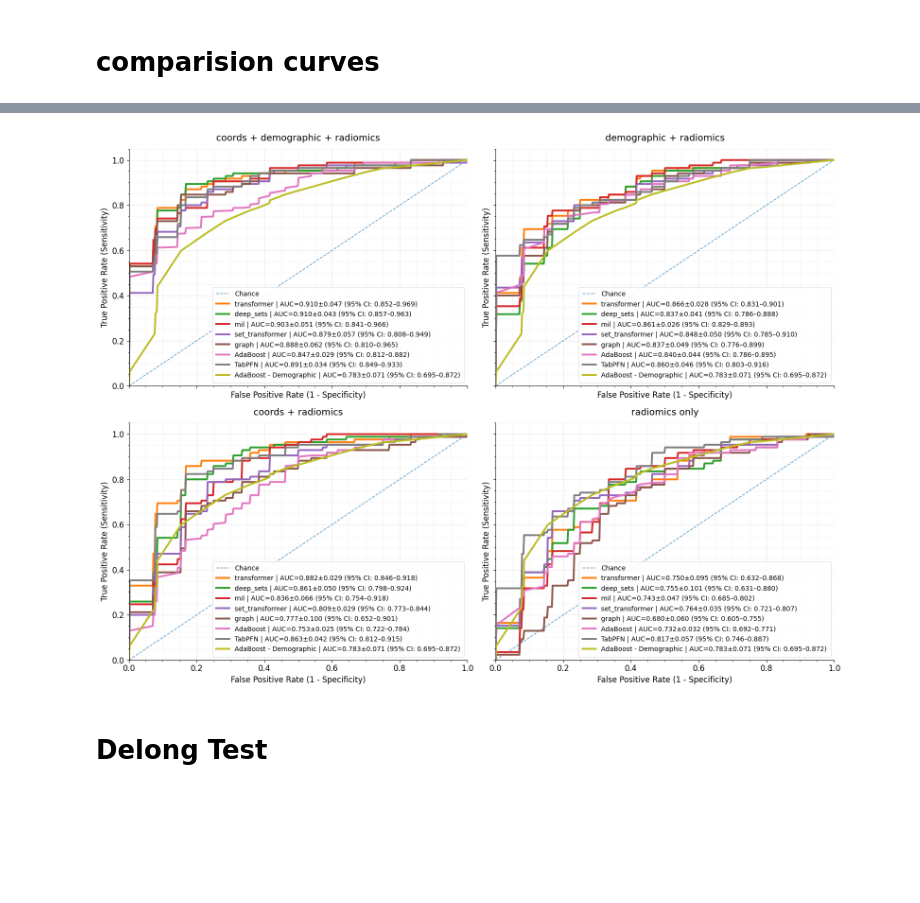
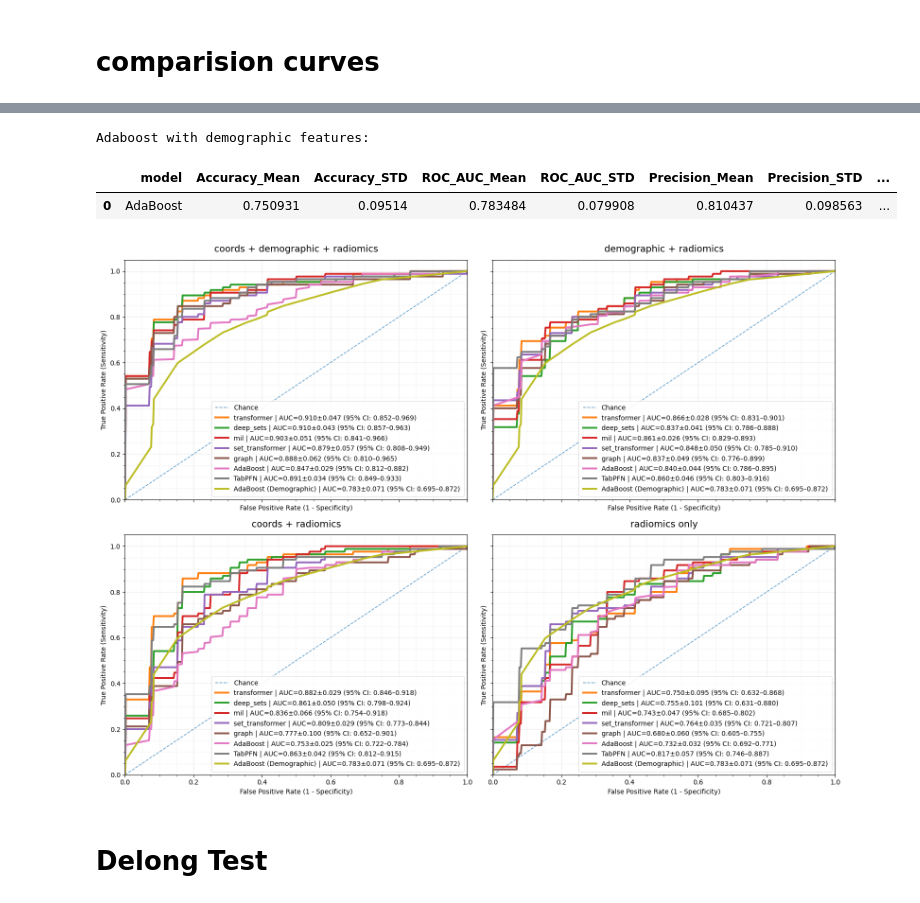
Before and after one commit to rezakarimzadeh/DeepRadiomics, a Jupyter notebook: notebooks/tables rebuttal.ipynb, the cells around one changed output, grey strips where cells are left out. Saved outputs shown, nothing was run; the diff lists cells and outputs as text; code cells hidden in the pictures; blank space fills up the shorter version.

Commit message:
more results for rebuttal

```diff
--- a/notebooks/tables rebuttal.ipynb
+++ b/notebooks/tables rebuttal.ipynb
@@ -158,6 +346,15 @@ selected_methods_table("../Results", models, use_coords=True, use_demographic=Tr
 | 4 | graph | 0.840341 | 0.071940 | 0.887535 | 0.069635 | 0.860410 | 0.104882 | ... |
 | 5 | AdaBoost | 0.724034 | 0.043101 | 0.846978 | 0.031896 | 0.715379 | 0.019849 | ... |
 | 6 | TabPFN | 0.825428 | 0.028164 | 0.890929 | 0.038022 | 0.856460 | 0.022815 | ... |
+# %%
+adaboost_demographics_dir = Path("/home/reza/Documents/Reza_projects/08_drarabi_lymphnodes/cleaned_code/Results/Rebuttal/ml_models_age_gender/aggregated_results.json")
+df = pd.read_json(adaboost_demographics_dir)
+print("Adaboost with demographic features:")
+display(pd.DataFrame([df.iloc[0]]))
+# %% [output]
+Adaboost with demographic features:
+|  | model | Accuracy_Mean | Accuracy_STD | ROC_AUC_Mean | ROC_AUC_STD | Precision_Mean | Precision_STD | ... |
+| 0 | AdaBoost | 0.750931 | 0.09514 | 0.783484 | 0.079908 | 0.810437 | 0.098563 | ... |
 # %%
 import json
 from typing import Any, Union
@@ -325,11 +522,11 @@ def comparision_plot_roc_curves(
 
         # add age&gender once
         age_gender_folder_name = "Rebuttal/ml_models_age_gender"
-        ml_folds.setdefault("AdaBoost - Demographic", [])
+        ml_folds.setdefault("AdaBoost (Demographic)", [])
         for i in range(5):
             age_gender_file_dir = Path(results_dir) / age_gender_folder_name / f"fold_{i}" / f"{file_name}_{i}.json"
             age_gender_results = load_json(age_gender_file_dir)
-            ml_folds["AdaBoost - Demographic"].append([
+            ml_folds["AdaBoost (Demographic)"].append([
                 age_gender_results["AdaBoost"]["y_true"],
                 age_gender_results["AdaBoost"]["y_prob"]
             ])
@@ -339,34 +536,34 @@ def comparision_plot_roc_curves(
     # ---- 2x2 subplots over the 4 folder variants ----
     fig, axs = plt.subplots(2, 2, figsize=(16, 12), sharex=True, sharey=True)
 
     configs = [
         (True,  True,  "coords + demographic + radiomics"),
         (False, True,  "demographic + radiomics"),
         (True,  False, "coords + radiomics"),
         (False, False, "radiomics only"),
     ]
 
     for ax, (c, d, subtitle) in zip(axs.ravel(), configs):
         method_folds = build_method_folds(use_coords_local=c, use_demographic_local=d)
         plot_cv_roc_compare_fancy(
             method_folds,
             title=subtitle,
             ax=ax,
             show_folds=False,
             show_band=False,
             show_chance=True,
             legend_loc="lower right",
         )
 
     # fig.suptitle("5-Fold CV ROC Comparison (All Feature Configurations)", y=1.02, fontsize=16)
     fig.tight_layout()
     fig.savefig("figures/roc_comparison_center1.png", dpi=300, bbox_inches="tight")
 
     plt.show()
 
 comparision_plot_roc_curves("../Results", models, use_coords=True, use_demographic=True)
 # %% [output]
-[figure, old version]
+[figure, new version]
 # %% [markdown]
 # Delong Test
 # %%
```
Also changed, not shown: parts of 14 cells of this notebook, 5 other files.
